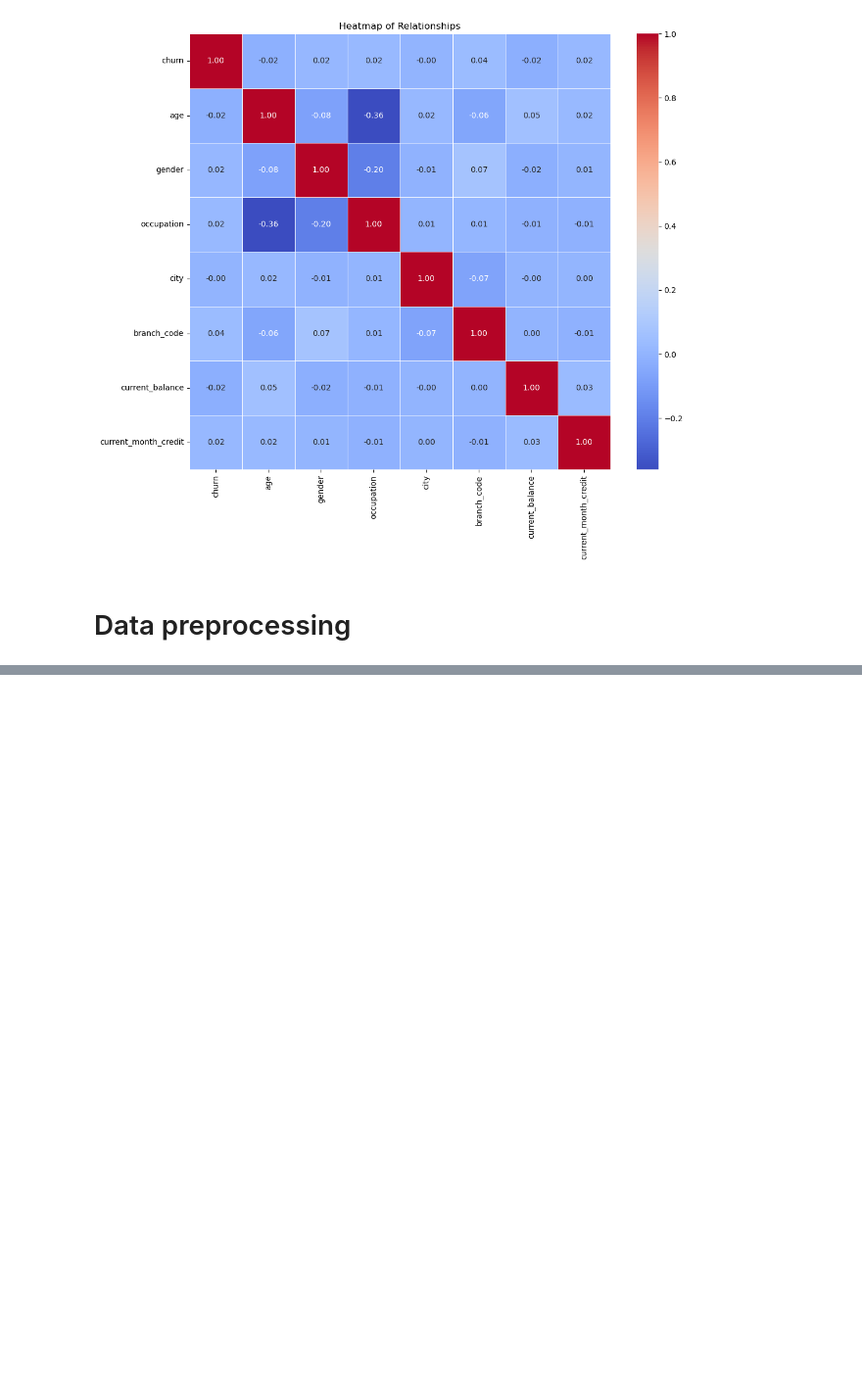
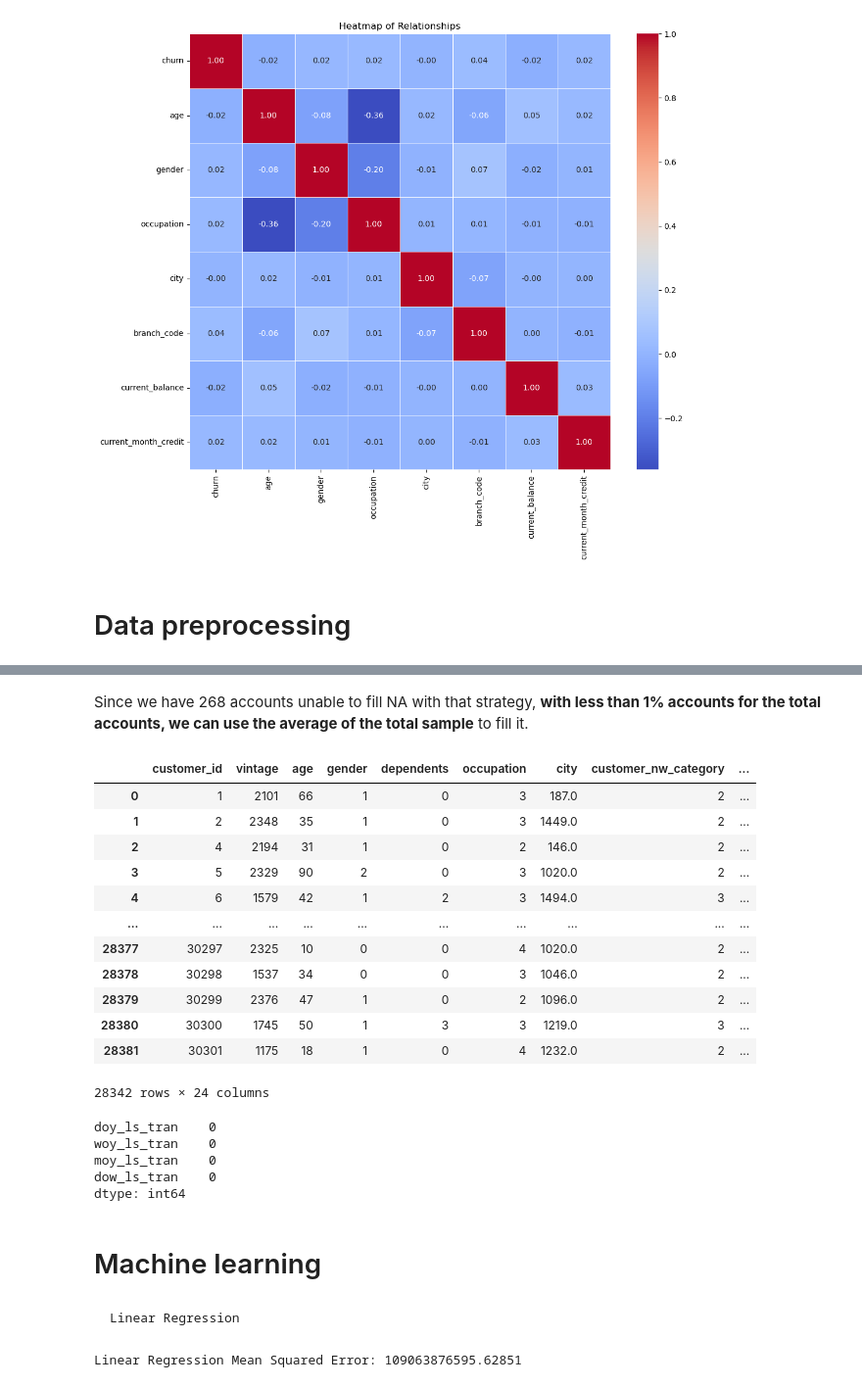
Before and after one commit to viethuy25/data_analysis_practice, a Jupyter notebook: BankChurn/BankChurnAnalysis.ipynb, the cells around one changed output, grey strips where cells are left out. Shown at 98% size. Cells and saved outputs as stored; diff of their text form; code cells hidden in the pictures; blank space fills up the shorter version.

Commit message:
Machine Learning for Bank Churn

```diff
--- a/BankChurn/BankChurnAnalysis.ipynb
+++ b/BankChurn/BankChurnAnalysis.ipynb
@@ -473,0 +617,36 @@ data[['gender', 'occupation']]
+# %% [markdown]
+Since we have 268 accounts unable to fill NA with that strategy, **with less than 1% accounts for the total accounts, we can use the average of the total sample** to fill it.
+# %%
+from sklearn.impute import KNNImputer
+
+# Extract columns for KNN imputation
+knn_cols = ['doy_ls_tran', 'woy_ls_tran', 'moy_ls_tran', 'dow_ls_tran']
+
+# We have 12 months here, so we can generalize them by each month
+knn_imputer = KNNImputer(n_neighbors=12)
+data[knn_cols] = knn_imputer.fit_transform(data[knn_cols])
+data
+# %% [output]
+|  | customer_id | vintage | age | gender | dependents | occupation | city | customer_nw_category | ... |
+| 0 | 1 | 2101 | 66 | 1 | 0 | 3 | 187.0 | 2 | ... |
+| 1 | 2 | 2348 | 35 | 1 | 0 | 3 | 1449.0 | 2 | ... |
+| 2 | 4 | 2194 | 31 | 1 | 0 | 2 | 146.0 | 2 | ... |
+| 3 | 5 | 2329 | 90 | 2 | 0 | 3 | 1020.0 | 2 | ... |
+| 4 | 6 | 1579 | 42 | 1 | 2 | 3 | 1494.0 | 3 | ... |
+| ... | ... | ... | ... | ... | ... | ... | ... | ... | ... |
+| 28377 | 30297 | 2325 | 10 | 0 | 0 | 4 | 1020.0 | 2 | ... |
+| 28378 | 30298 | 1537 | 34 | 0 | 0 | 3 | 1046.0 | 2 | ... |
+| 28379 | 30299 | 2376 | 47 | 1 | 0 | 2 | 1096.0 | 2 | ... |
+| 28380 | 30300 | 1745 | 50 | 1 | 3 | 3 | 1219.0 | 3 | ... |
+| 28381 | 30301 | 1175 | 18 | 1 | 0 | 4 | 1232.0 | 2 | ... |
+28342 rows × 24 columns
+# %%
+data[knn_cols].isna().sum()
+# %% [output]
+doy_ls_tran    0
+woy_ls_tran    0
+moy_ls_tran    0
+dow_ls_tran    0
+dtype: int64
+# %% [markdown]
+# Machine learning
@@ -473,0 +672,15 @@ data[['gender', 'occupation']]
+# %% [markdown]
+    Linear Regression
+# %%
+# Initialize and train the Linear Regression model
+lr_model = LinearRegression()
+lr_model.fit(X_train, y_train)
+
+# Make predictions on the test set
+lr_predictions = lr_model.predict(X_test)
+
+# Evaluate the model
+mse_lr = mean_squared_error(y_test, lr_predictions)
+print(f"Linear Regression Mean Squared Error: {mse_lr}")
+# %% [output]
+Linear Regression Mean Squared Error: 109063876595.62851
```
Also changed, not shown: parts of 36 cells of this notebook.
